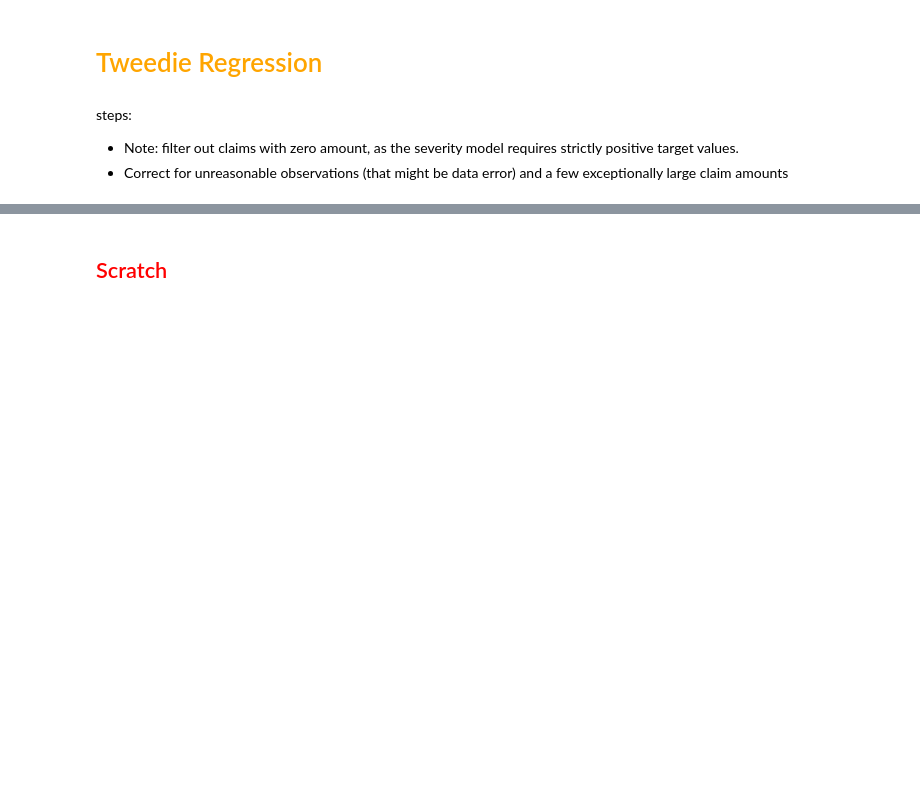
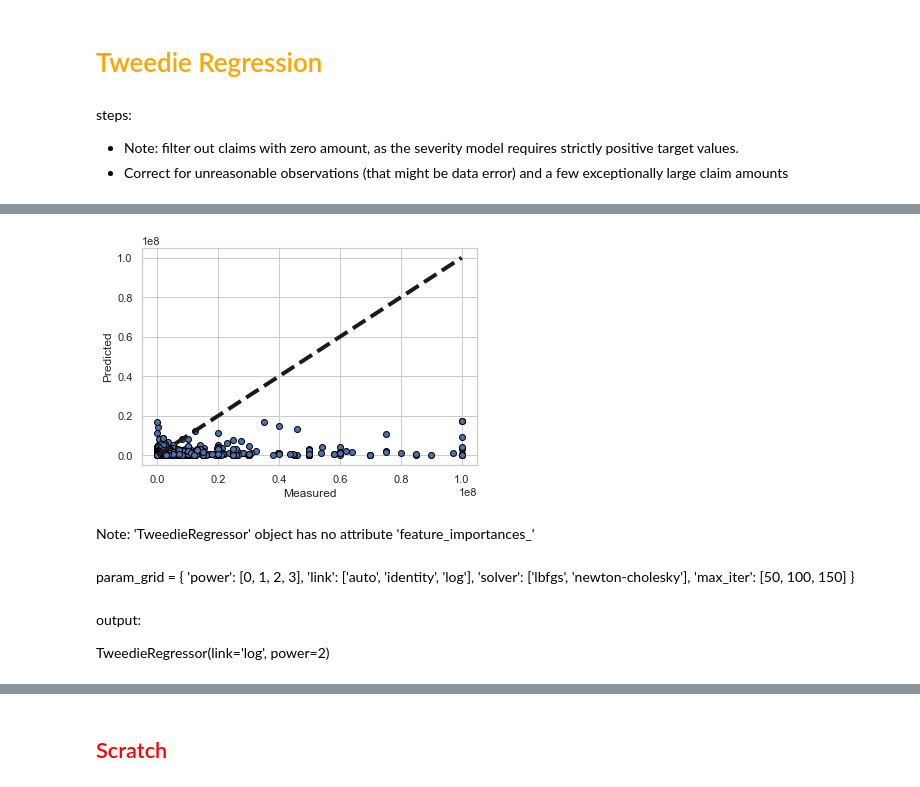
Before and after one commit to topgreg/Severe-Weather-Repo, a Jupyter notebook: Notebooks/SWC - Modeling.ipynb, the cells around one changed output, grey strips where cells are left out. Drawn from its saved outputs; the diff is of its cells as text; code cells hidden in the pictures; blank space fills up the shorter version.

```diff
--- a/Notebooks/SWC - Modeling.ipynb
+++ b/Notebooks/SWC - Modeling.ipynb
@@ -700,0 +766,19 @@ backup below
+# %%
+# plot to see if tweedie regressor follows a linear regression - it does not
+fig, ax = plt.subplots()
+ax.scatter(y_test,y_pred,edgecolors=(0,0,0))
+ax.plot([y.min(),y.max()],[y.min(),y.max()], 'k--',lw=4)
+ax.set_xlabel("Measured")
+ax.set_ylabel("Predicted")
+plt.show()
+# %% [output]
+[figure, added]
+# %% [markdown]
+Note: 'TweedieRegressor' object has no attribute 'feature_importances_'
+# %% [markdown]
+param_grid = {
+    'power': [0, 1, 2, 3],
+    'link': ['auto', 'identity', 'log'],
+    'solver': ['lbfgs', 'newton-cholesky'],
+    'max_iter': [50, 100, 150]
+}
@@ -700,0 +796,4 @@ backup below
+# %% [markdown]
+output:
+
+TweedieRegressor(link='log', power=2)
```
Also changed, not shown: parts of 62 cells of this notebook, 1 other file.
